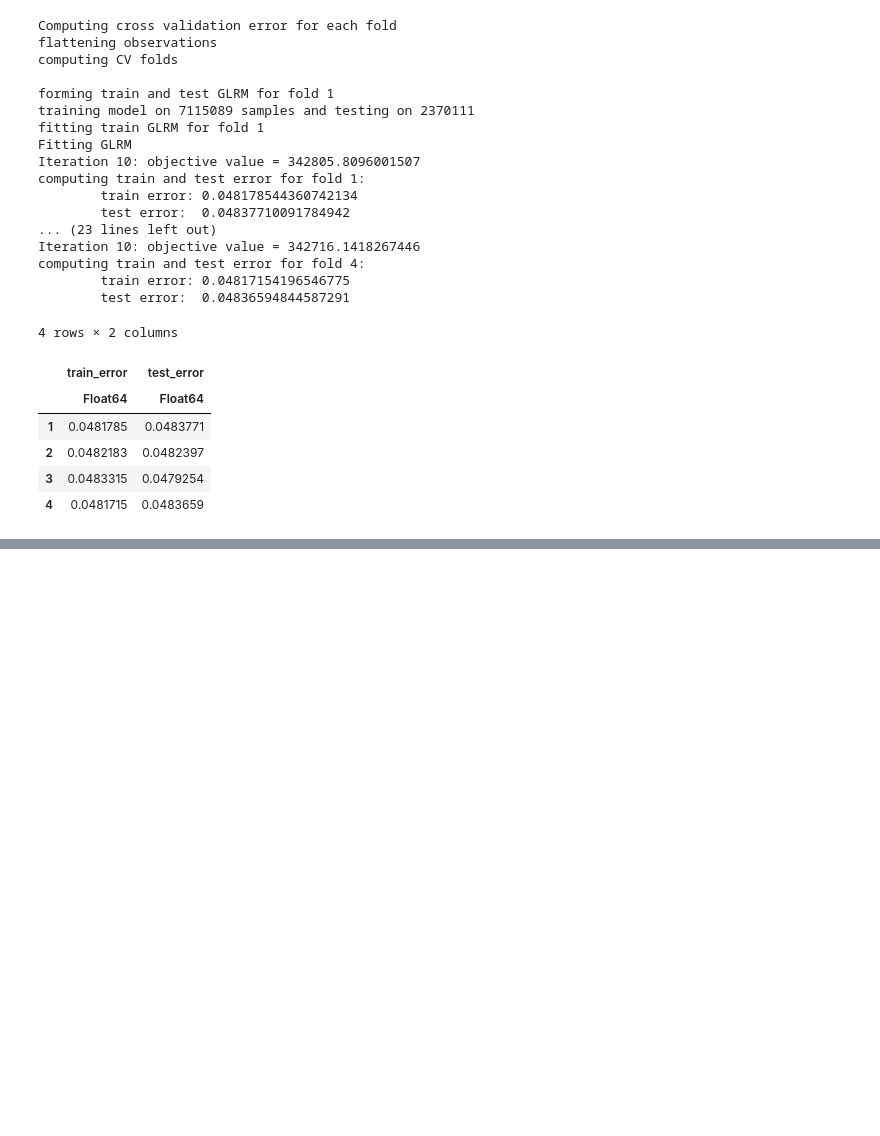
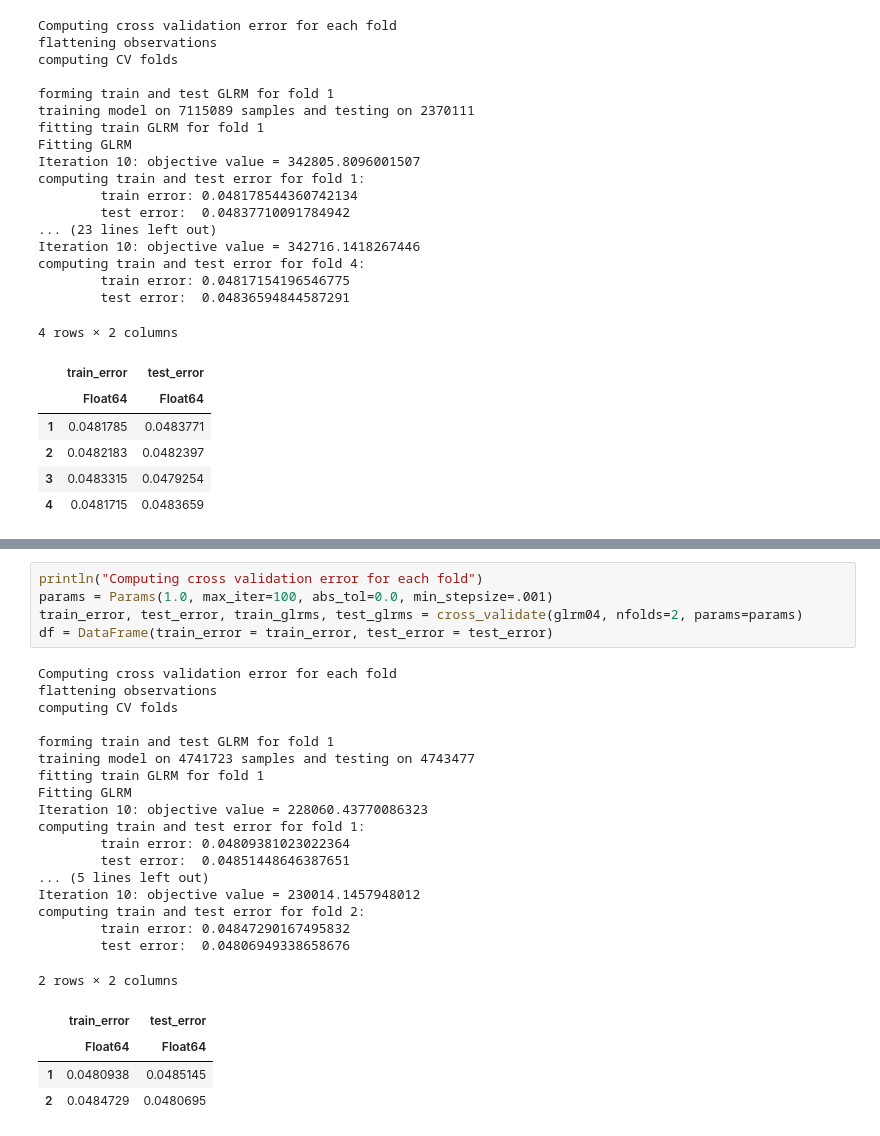
Before and after one commit to kathy908000/Health-Care-Research, a Jupyter notebook: code/glrm_kmeans.ipynb, the cells around one changed output, grey strips where cells are left out. Drawn from its saved outputs; the diff is of its cells as text; blank space fills up the shorter version.

```diff
--- a/code/glrm_kmeans.ipynb
+++ b/code/glrm_kmeans.ipynb
@@ -1291,0 +1287,28 @@ computing train and test error for fold 5:
+# %%
+println("Computing cross validation error for each fold")
+params = Params(1.0, max_iter=100, abs_tol=0.0, min_stepsize=.001)
+train_error, test_error, train_glrms, test_glrms = cross_validate(glrm04, nfolds=2, params=params)
+df = DataFrame(train_error = train_error, test_error = test_error)
+# %% [output]
+Computing cross validation error for each fold
+flattening observations
+computing CV folds
+
+forming train and test GLRM for fold 1
+training model on 4741723 samples and testing on 4743477
+fitting train GLRM for fold 1
+Fitting GLRM
+Iteration 10: objective value = 228060.43770086323
+computing train and test error for fold 1:
+        train error: 0.04809381023022364
+        test error:  0.04851448646387651
+... (5 lines left out)
+Iteration 10: objective value = 230014.1457948012
+computing train and test error for fold 2:
+        train error: 0.04847290167495832
+        test error:  0.04806949338658676
+2 rows × 2 columns
+|  | train_error | test_error |
+|  | Float64 | Float64 |
+| 1 | 0.0480938 | 0.0485145 |
+| 2 | 0.0484729 | 0.0480695 |
```
Also changed, not shown: parts of 20 cells of this notebook.
